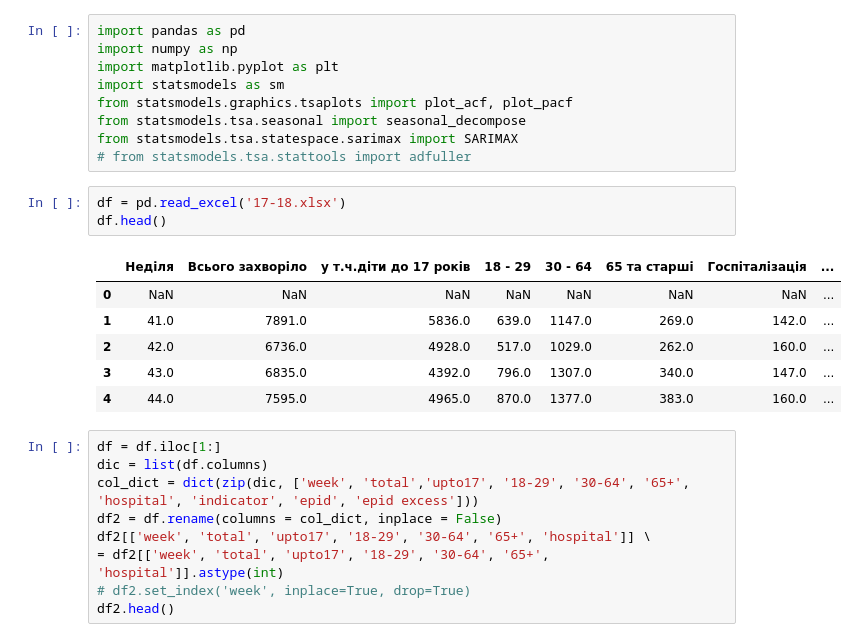
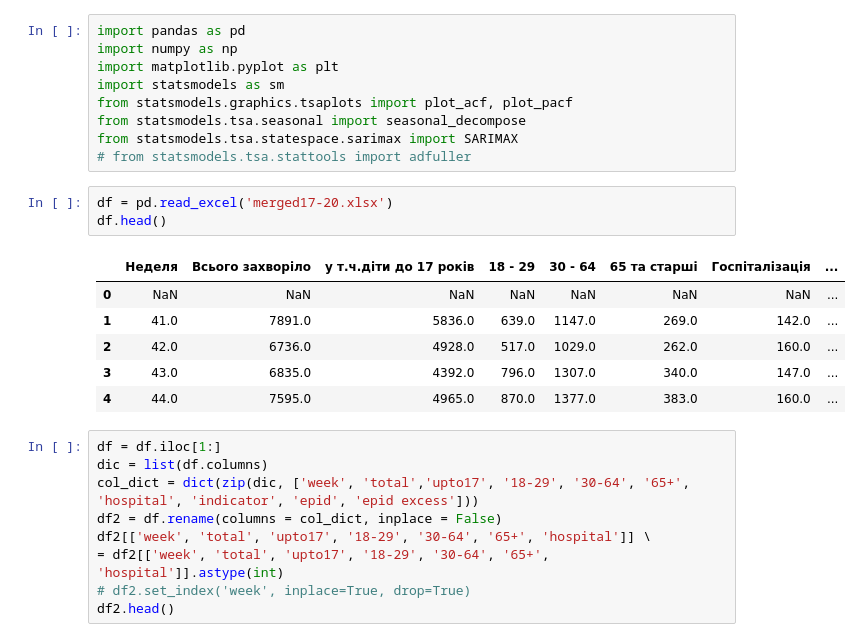
Before and after one commit to banchinche/flu-infection, a Jupyter notebook: notebooks/flu-infection.ipynb, the cells around one changed output. Drawn from its saved outputs; the diff is of its cells as text.

```diff
--- a/notebooks/flu-infection.ipynb
+++ b/notebooks/flu-infection.ipynb
@@ -8,10 +8,10 @@ from statsmodels.tsa.seasonal import seasonal_decompose
 from statsmodels.tsa.statespace.sarimax import SARIMAX
 # from statsmodels.tsa.stattools import adfuller
 # %%
-df = pd.read_excel('17-18.xlsx')
+df = pd.read_excel('merged17-20.xlsx')
 df.head()
 # %% [output]
-|  | Неділя | Всього захворіло | у т.ч.діти до 17 років | 18 - 29 | 30 - 64 | 65 та старші | Госпіталізація | ... |
+|  | Неделя | Всього захворіло | у т.ч.діти до 17 років | 18 - 29 | 30 - 64 | 65 та старші | Госпіталізація | ... |
 | 0 | NaN | NaN | NaN | NaN | NaN | NaN | NaN | ... |
 | 1 | 41.0 | 7891.0 | 5836.0 | 639.0 | 1147.0 | 269.0 | 142.0 | ... |
 | 2 | 42.0 | 6736.0 | 4928.0 | 517.0 | 1029.0 | 262.0 | 160.0 | ... |
```
Also changed, not shown: parts of 8 cells of this notebook, 5 other files.
